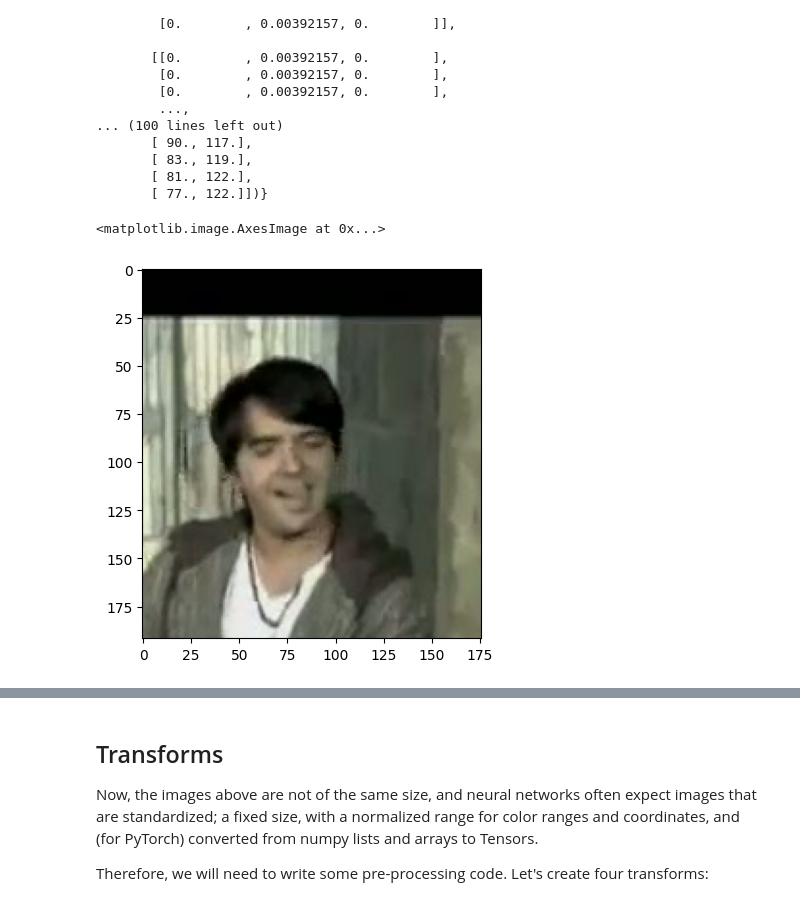
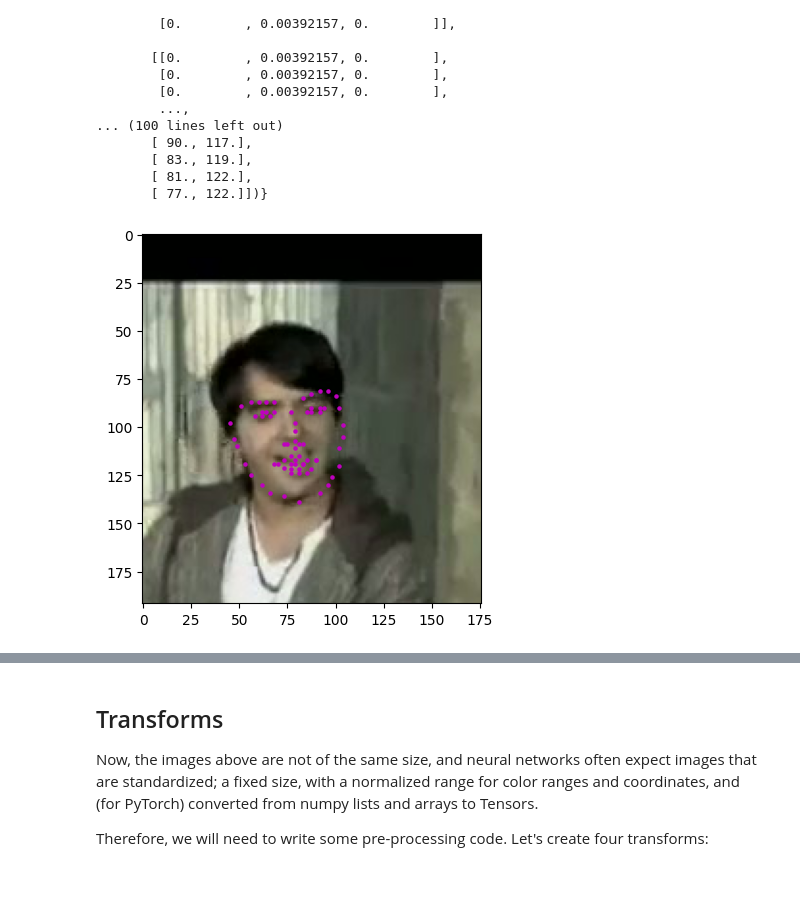
Before and after one commit to RobertIonut19/P1_Facial_Keypoints, a Jupyter notebook: 1. Load and Visualize Data.ipynb, the cells around one changed output, grey strips where cells are left out. Drawn from its saved outputs; the diff is of its cells as text; code cells hidden in the pictures.

```diff
--- a/1. Load and Visualize Data.ipynb
+++ b/1. Load and Visualize Data.ipynb
@@ -40,7 +40,7 @@ import cv2
 # %%
 key_pts_frame = pd.read_csv('data/training_frames_keypoints.csv')
 
-n = 0
+n = 300
 image_name = key_pts_frame.iloc[n, 0]
 key_pts = key_pts_frame.iloc[n, 1:].values
 key_pts = key_pts.astype('float').reshape(-1, 2)
@@ -100,7 +100,10 @@ Below, is a function `show_keypoints` that takes in an image and keypoints and d
 # %%
 def show_keypoints(image, key_pts):
     """Show image with keypoints"""
-    plt.imshow(image)
+    if image.ndim == 2:
+        plt.imshow(image, cmap='gray')
+    else:
+        plt.imshow(image)
     plt.scatter(key_pts[:, 0], key_pts[:, 1], s=20, marker='.', c='m')
 # %%
 # Display a few different types of images by changing the index n
@@ -217,15 +220,16 @@ print(face_dataset.__getitem__(0))
        [ 81., 122.],
        [ 77., 122.]])}
 # %%
-first_image = face_dataset[0]
-# show_keypoints(first_image['image'], first_image['keypoints'])
-plt.imshow(first_image['image'])
+# first_image = face_dataset[245]
+# # show_keypoints(first_image['image'], first_image['keypoints'])
+# plt.imshow(first_image['image'])
 
 first_image = face_dataset.__getitem__(0)
 plt.imshow(first_image['image'])
+
+show_keypoints(first_image['image'], first_image['keypoints'])
 # %% [output]
-<matplotlib.image.AxesImage at 0x...>
-[figure, old version]
+[figure, new version]
 # %%
 # Display a few of the images from the dataset
 num_to_display = 3
```
Also changed, not shown: parts of 13 cells of this notebook, 3 other files.
